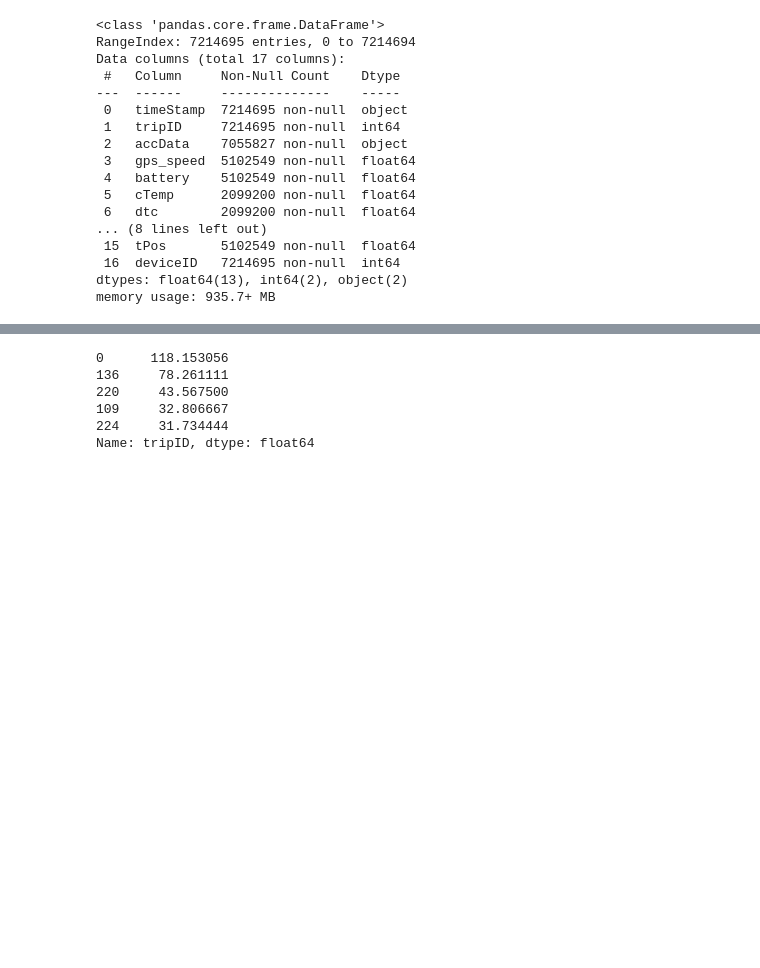
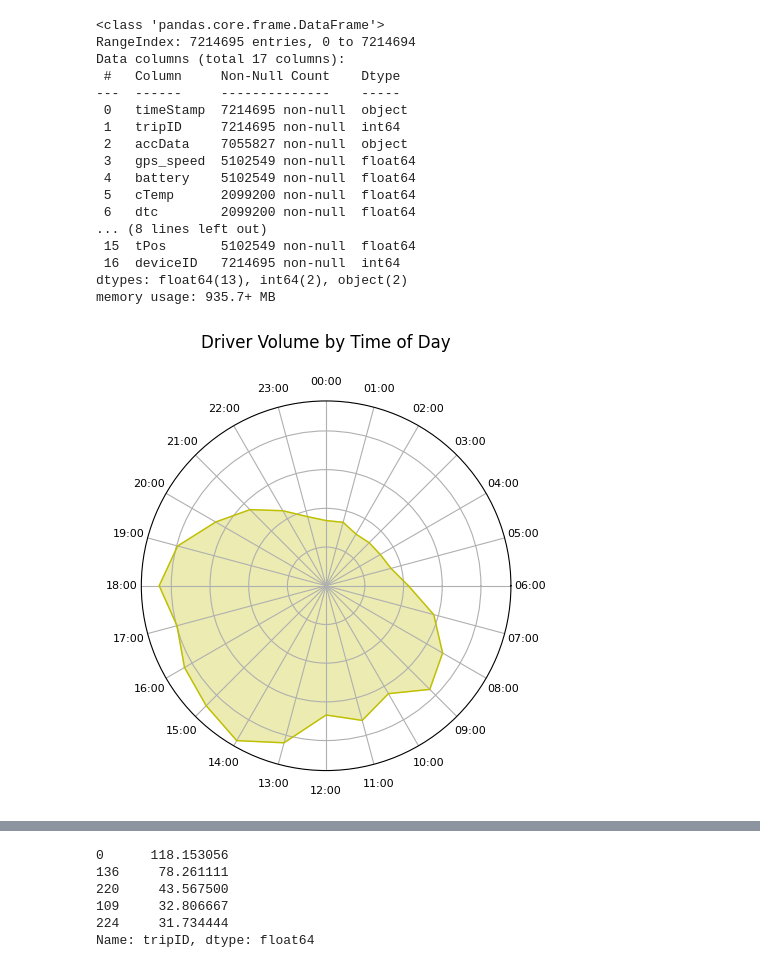
Before and after one commit to cjporteo/vehicle-telematics-clustering, a Jupyter notebook: data_wrangling.ipynb, the cells around one changed output, grey strips where cells are left out. Saved outputs shown, nothing was run; the diff lists cells and outputs as text; code cells hidden in the pictures; blank space fills up the shorter version.

```diff
--- a/data_wrangling.ipynb
+++ b/data_wrangling.ipynb
@@ -35,3 +39,31 @@ Data columns (total 17 columns):
  16  deviceID   7214695 non-null  int64
 dtypes: float64(13), int64(2), object(2)
 memory usage: 935.7+ MB
+# %%
+# radar chart to visualize distribution of datapoints by the hour
+hour_buckets = pd.to_datetime(df['timeStamp']).dt.hour.value_counts().sort_index()
+hours, hour_counts = hour_buckets.index.to_list(), hour_buckets.to_list()
+
+# rotate by 90 degrees counter clockwise so the chart is more
+# intuitive, then reverse
+hours = (hours[7:] + hours[:7])[::-1]
+hour_counts = (hour_counts[7:] + hour_counts[:7])[::-1]
+
+# turn hours into a reader-friendly format
+hours = [str(h).zfill(2) + ':00' for h in hours]
+
+hour_counts.append(hour_counts[0])
+N = len(hours)
+angles = [i / float(N) * 2 * pi for i in range(N)]
+angles.append(angles[0])
+
+ax = plt.subplot(polar=True)
+plt.title('Driver Volume by Time of Day\n')
+plt.xticks(angles[:-1], hours, size=8)
+ax.set_yticklabels([])
+ax.plot(angles, hour_counts, color='y', linewidth=1)
+ax.fill(angles, hour_counts, alpha=0.3, color='y')
+plt.savefig('./plots/radar_time.png', bbox_inches='tight')
+plt.show()
+# %% [output]
+[figure, added]
```
Also changed, not shown: parts of 6 cells of this notebook, 1 other file.
